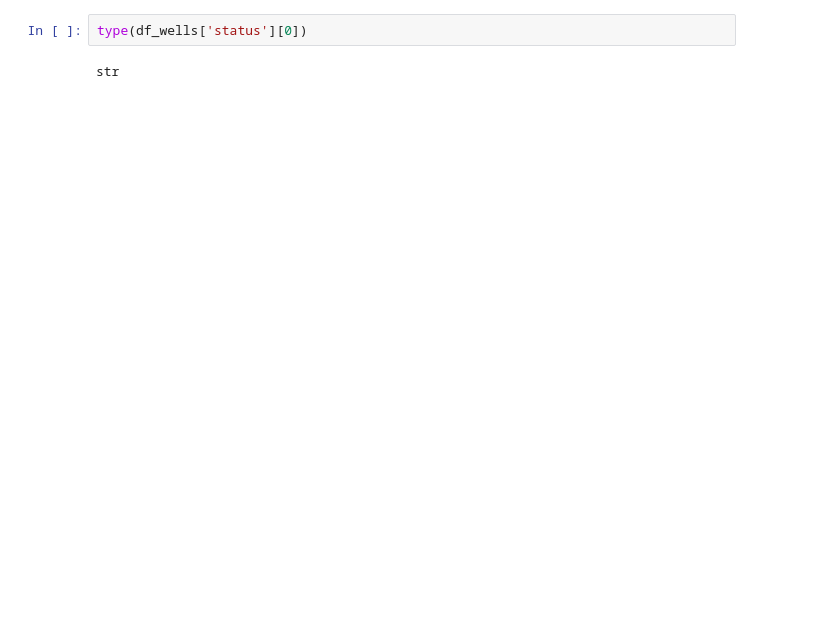
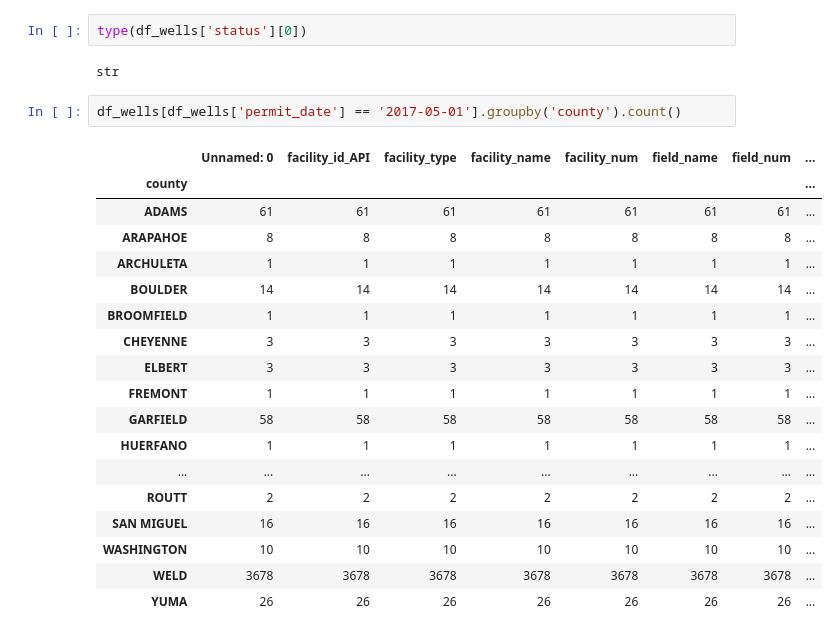
Before and after one commit to gretchenriggs/Colorado_Oil_Gas_Permit_Analysis, a Jupyter notebook: Colorado_Drilling_Permits_2012-04-11_to_2017-08-28.ipynb, the cells around one changed output. Drawn from its saved outputs; the diff is of its cells as text; blank space fills up the shorter version.

```diff
--- a/Colorado_Drilling_Permits_2012-04-11_to_2017-08-28.ipynb
+++ b/Colorado_Drilling_Permits_2012-04-11_to_2017-08-28.ipynb
@@ -110,3 +158,24 @@ plt.ylabel('Number of Applications');
 type(df_wells['status'][0])
 # %% [output]
 str
+# %%
+df_wells[df_wells['permit_date'] == '2017-05-01'].groupby('county').count()
+# %% [output]
+|  | Unnamed: 0 | facility_id_API | facility_type | facility_name | facility_num | field_name | field_num | ... |
+| county |  |  |  |  |  |  |  | ... |
+| ADAMS | 61 | 61 | 61 | 61 | 61 | 61 | 61 | ... |
+| ARAPAHOE | 8 | 8 | 8 | 8 | 8 | 8 | 8 | ... |
+| ARCHULETA | 1 | 1 | 1 | 1 | 1 | 1 | 1 | ... |
+| BOULDER | 14 | 14 | 14 | 14 | 14 | 14 | 14 | ... |
+| BROOMFIELD | 1 | 1 | 1 | 1 | 1 | 1 | 1 | ... |
+| CHEYENNE | 3 | 3 | 3 | 3 | 3 | 3 | 3 | ... |
+| ELBERT | 3 | 3 | 3 | 3 | 3 | 3 | 3 | ... |
+| FREMONT | 1 | 1 | 1 | 1 | 1 | 1 | 1 | ... |
+| GARFIELD | 58 | 58 | 58 | 58 | 58 | 58 | 58 | ... |
+| HUERFANO | 1 | 1 | 1 | 1 | 1 | 1 | 1 | ... |
+| ... | ... | ... | ... | ... | ... | ... | ... | ... |
+| ROUTT | 2 | 2 | 2 | 2 | 2 | 2 | 2 | ... |
+| SAN MIGUEL | 16 | 16 | 16 | 16 | 16 | 16 | 16 | ... |
+| WASHINGTON | 10 | 10 | 10 | 10 | 10 | 10 | 10 | ... |
+| WELD | 3678 | 3678 | 3678 | 3678 | 3678 | 3678 | 3678 | ... |
+| YUMA | 26 | 26 | 26 | 26 | 26 | 26 | 26 | ... |
```
Also changed, not shown: parts of 10 cells of this notebook.
